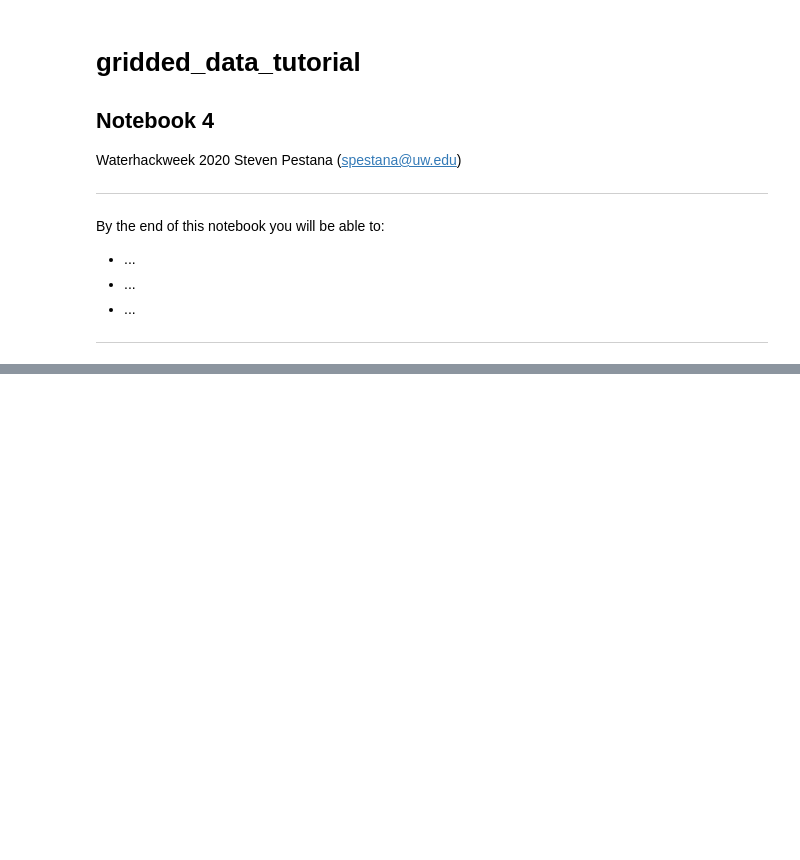
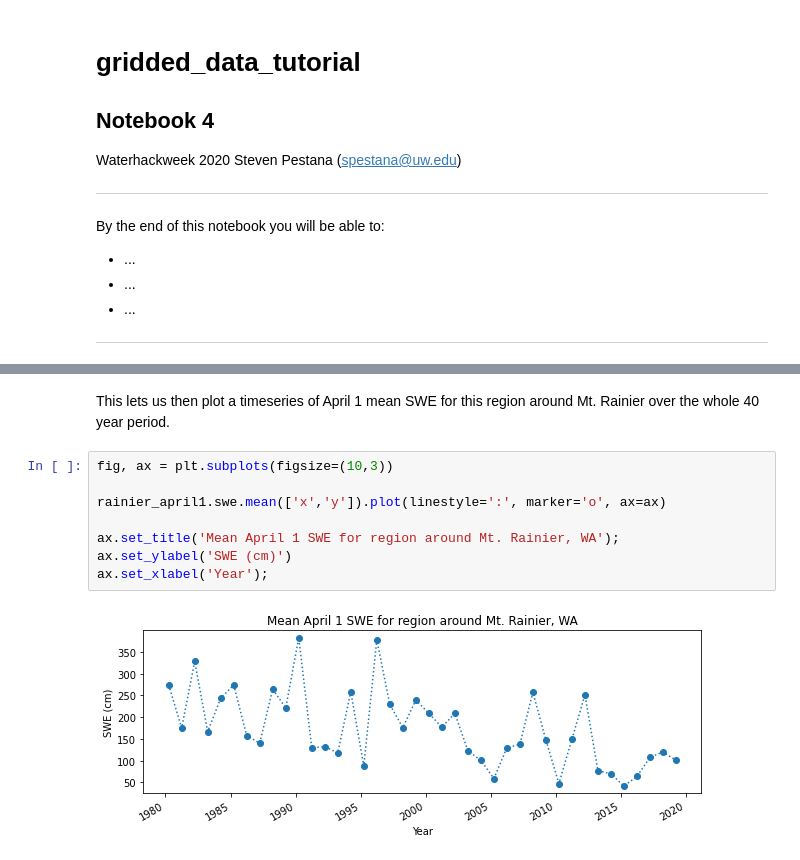
Before and after one commit to waterhackweek/waterdata, a Jupyter notebook: gridded_data_tutorial_3.ipynb, the cells around one changed output, grey strips where cells are left out. Saved outputs shown, nothing was run; the diff lists cells and outputs as text; blank space fills up the shorter version.

```diff
--- a/gridded_data_tutorial_3.ipynb
+++ b/gridded_data_tutorial_3.ipynb
@@ -78,0 +176,12 @@ Look at april 1 SWE over the 40 year record
+# %% [markdown]
+This lets us then plot a timeseries of April 1 mean SWE for this region around Mt. Rainier over the whole 40 year period.
+# %%
+fig, ax = plt.subplots(figsize=(10,3))
+
+rainier_april1.swe.mean(['x','y']).plot(linestyle=':', marker='o', ax=ax)
+
+ax.set_title('Mean April 1 SWE for region around Mt. Rainier, WA');
+ax.set_ylabel('SWE (cm)')
+ax.set_xlabel('Year');
+# %% [output]
+[figure, added]
```
Also changed, not shown: parts of 40 cells of this notebook, 1 other file.
